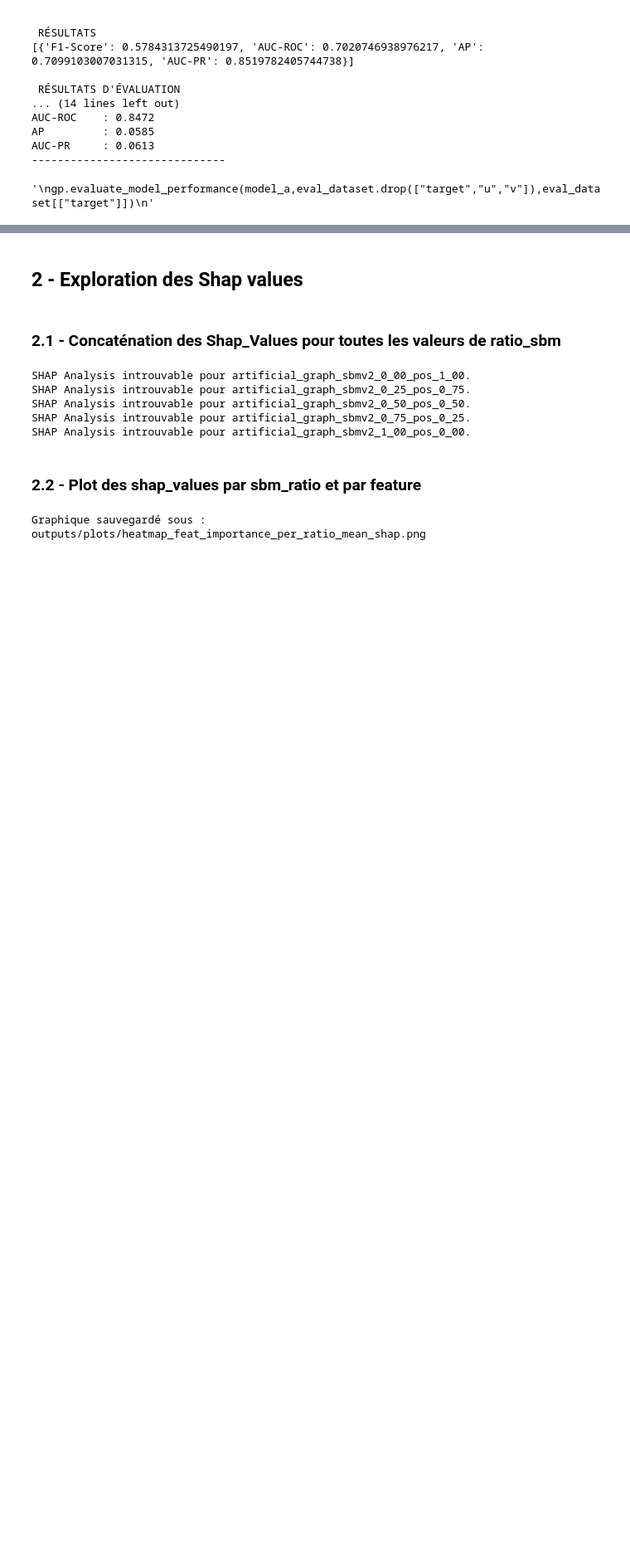
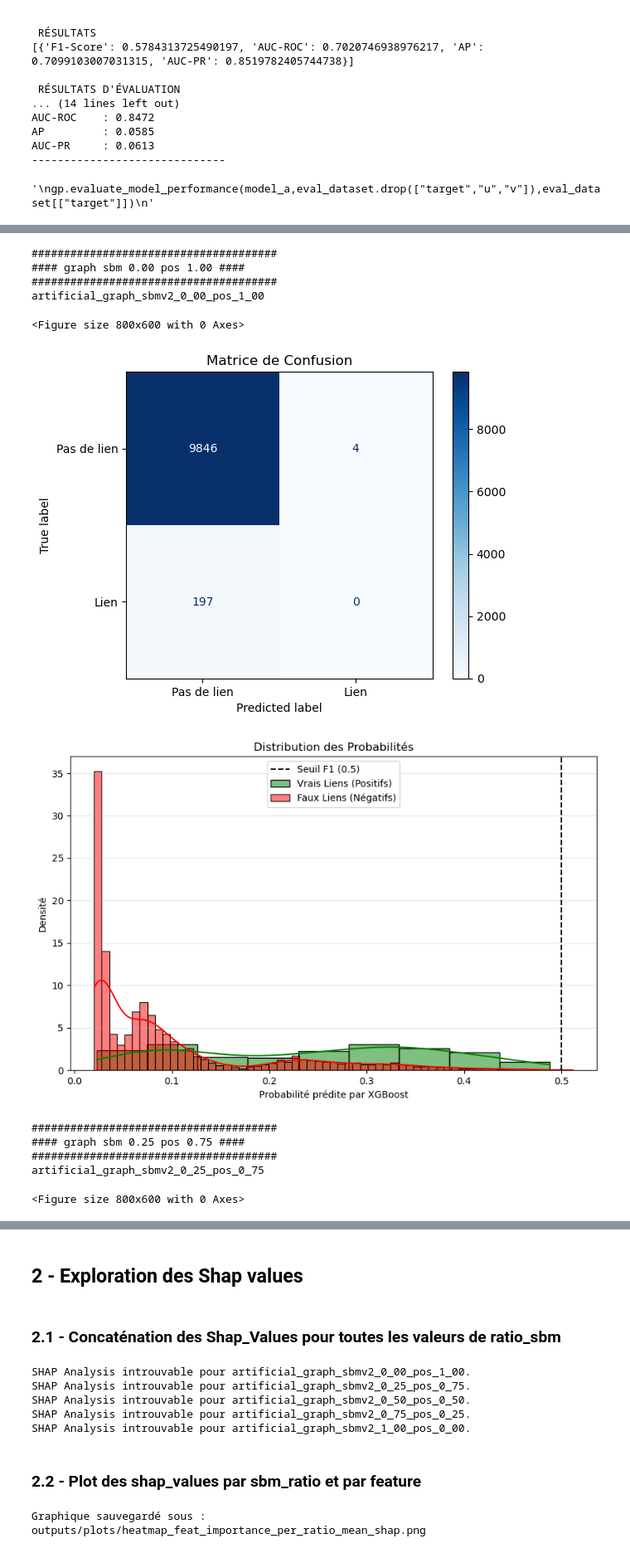
Before and after one commit to DeankoontzG/SHAP-like-Graph-Analysis, a Jupyter notebook: Performance_Analysis_G_Reels.ipynb, the cells around one changed output, grey strips where cells are left out. Shown at 83% size. Saved outputs shown, nothing was run; the diff lists cells and outputs as text; code cells hidden in the pictures; blank space fills up the shorter version.

```diff
--- a/Performance_Analysis_G_Reels.ipynb
+++ b/Performance_Analysis_G_Reels.ipynb
@@ -1616,0 +1619,33 @@ AUC-PR     : 0.0613
+# %%
+
+for i in np.arange(0.00, 1.25, 0.25):
+#for i in list_i:
+    print("######################################")
+    print(f"#### graph sbm {i:.2f} pos {1-i:.2f} ####")
+    print("######################################")
+    G_name = f"artificial_graph_sbmv2_{f'{i:.2f}'.replace('.', '_')}_pos_{f'{1-i:.2f}'.replace('.', '_')}"
+    print(G_name)
+
+    G_train, dataset_train, dataset_hidden, xgboost_data, shap_explainer, shap_analysis = gp.load_all_data_for_graph(G_name)
+
+    model = xgboost_data["model"]
+    y_hidden = xgboost_data["y_hidden"]
+    X_hidden = xgboost_data["X_hidden"]
+
+    probs = model.predict_proba(X_hidden)[:, 1]
+    preds = (probs > 0.5).astype(int)
+    gp.plot_confusion_matrix(y_hidden, preds)
+    gp.plot_probability_distribution(y_hidden, probs)
+# %% [output]
+######################################
+#### graph sbm 0.00 pos 1.00 ####
+######################################
+artificial_graph_sbmv2_0_00_pos_1_00
+<Figure size 800x600 with 0 Axes>
+[figure, added]
+[figure, added]
+######################################
+#### graph sbm 0.25 pos 0.75 ####
+######################################
+artificial_graph_sbmv2_0_25_pos_0_75
+<Figure size 800x600 with 0 Axes>
```
Also changed, not shown: parts of 2 cells of this notebook, 2 other files.
